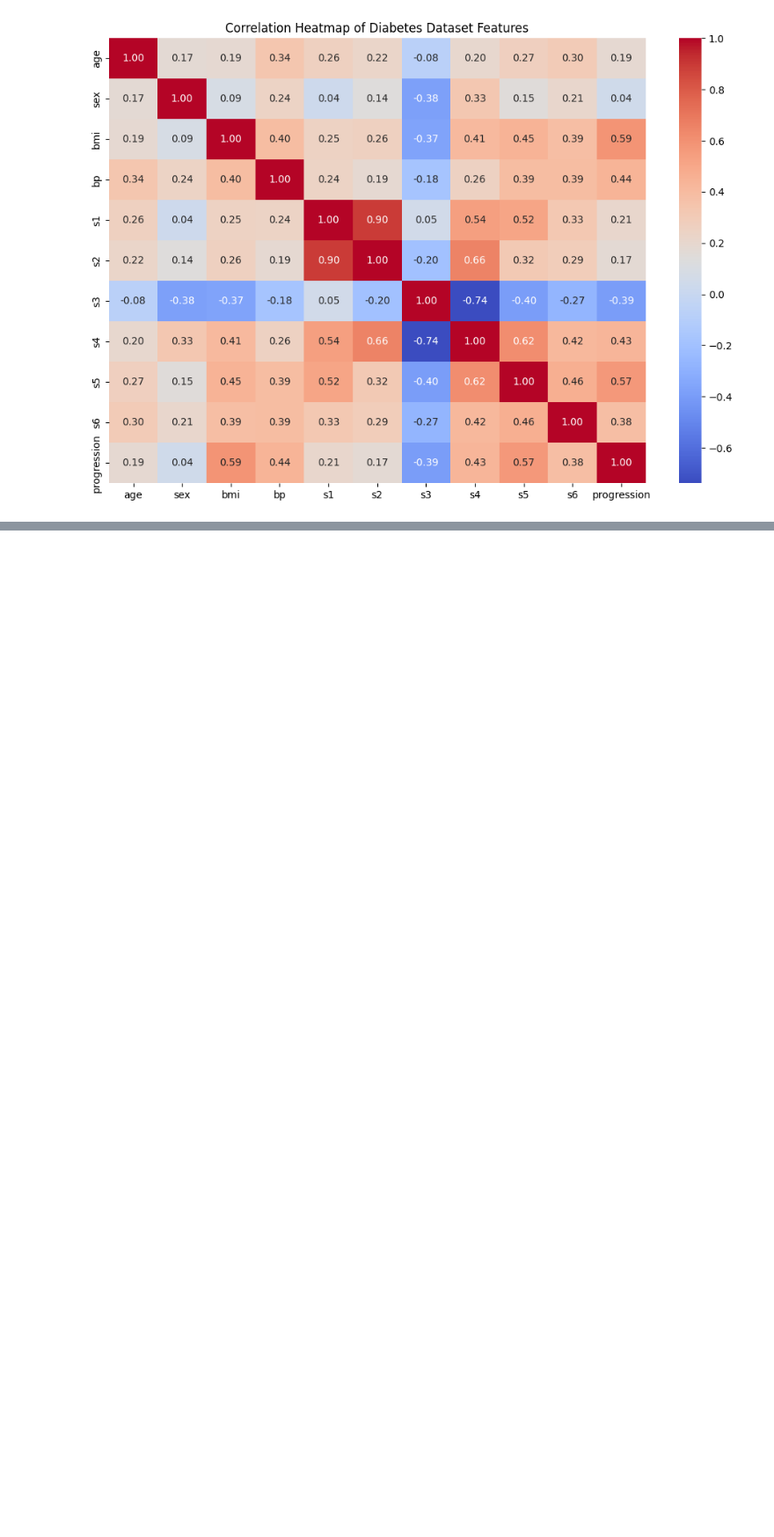
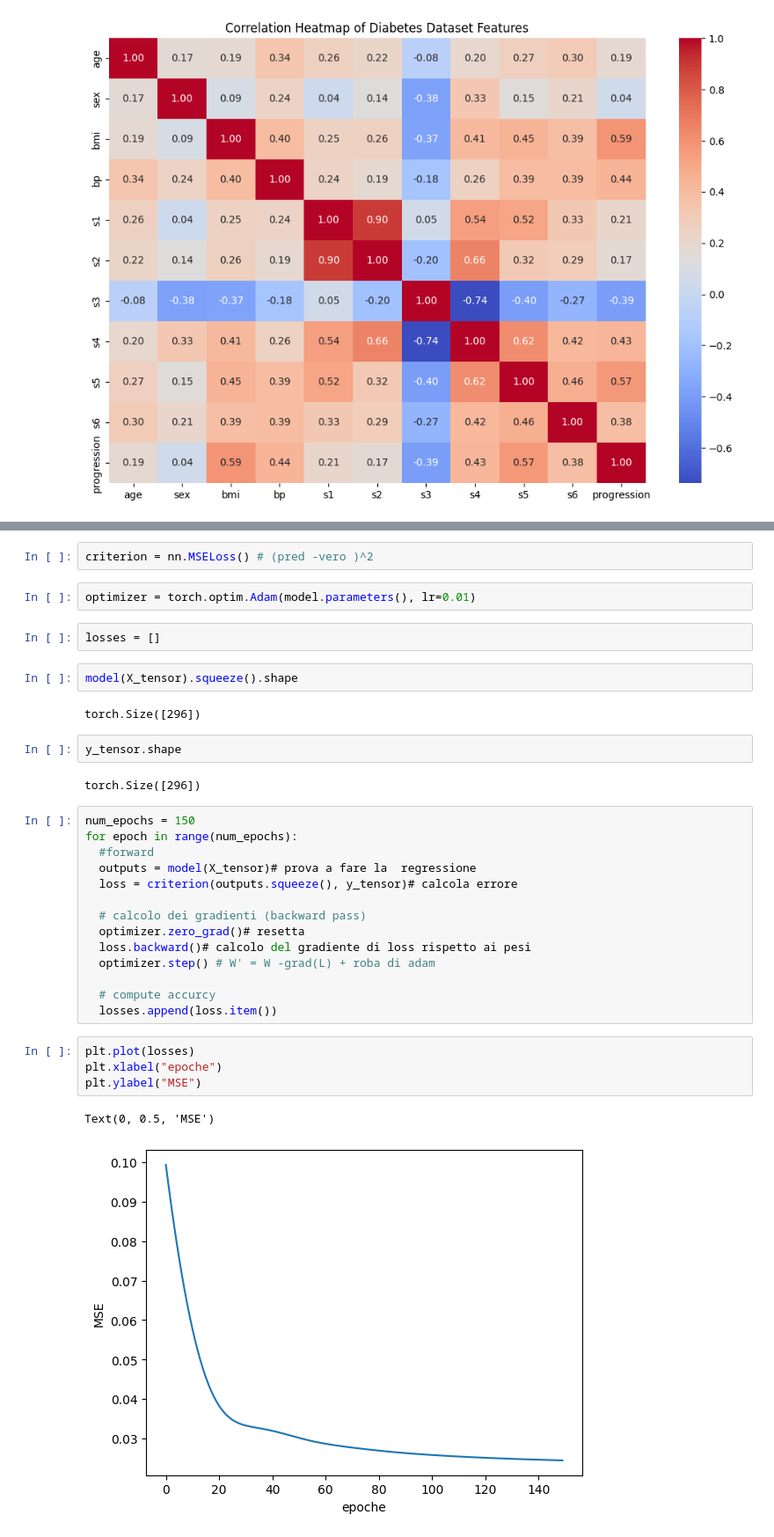
Before and after one commit to pumazzo/ML-ISS2024, a Jupyter notebook: Lezione_2_1_pytorch_linear_model_from_scratch_real_data.ipynb, the cells around one changed output, grey strips where cells are left out. Shown: that part at 88% size. Drawn from its saved outputs; the diff is of its cells as text; blank space fills up the shorter version.

```diff
--- a/Lezione_2_1_pytorch_linear_model_from_scratch_real_data.ipynb
+++ b/Lezione_2_1_pytorch_linear_model_from_scratch_real_data.ipynb
@@ -73,0 +103,35 @@ y = diabetes.target
+# %%
+criterion = nn.MSELoss() # (pred -vero )^2
+# %%
+optimizer = torch.optim.Adam(model.parameters(), lr=0.01)
+# %%
+losses = []
+# %%
+model(X_tensor).squeeze().shape
+# %% [output]
+torch.Size([296])
+# %%
+y_tensor.shape
+# %% [output]
+torch.Size([296])
+# %%
+num_epochs = 150
+for epoch in range(num_epochs):
+  #forward
+  outputs = model(X_tensor)# prova a fare la  regressione
+  loss = criterion(outputs.squeeze(), y_tensor)# calcola errore
+
+  # calcolo dei gradienti (backward pass)
+  optimizer.zero_grad()# resetta
+  loss.backward()# calcolo del gradiente di loss rispetto ai pesi
+  optimizer.step() # W' = W -grad(L) + roba di adam
+
+  # compute accurcy
+  losses.append(loss.item())
+# %%
+plt.plot(losses)
+plt.xlabel("epoche")
+plt.ylabel("MSE")
+# %% [output]
+Text(0, 0.5, 'MSE')
+[figure, added]
```
Also changed, not shown: parts of 8 cells of this notebook.
